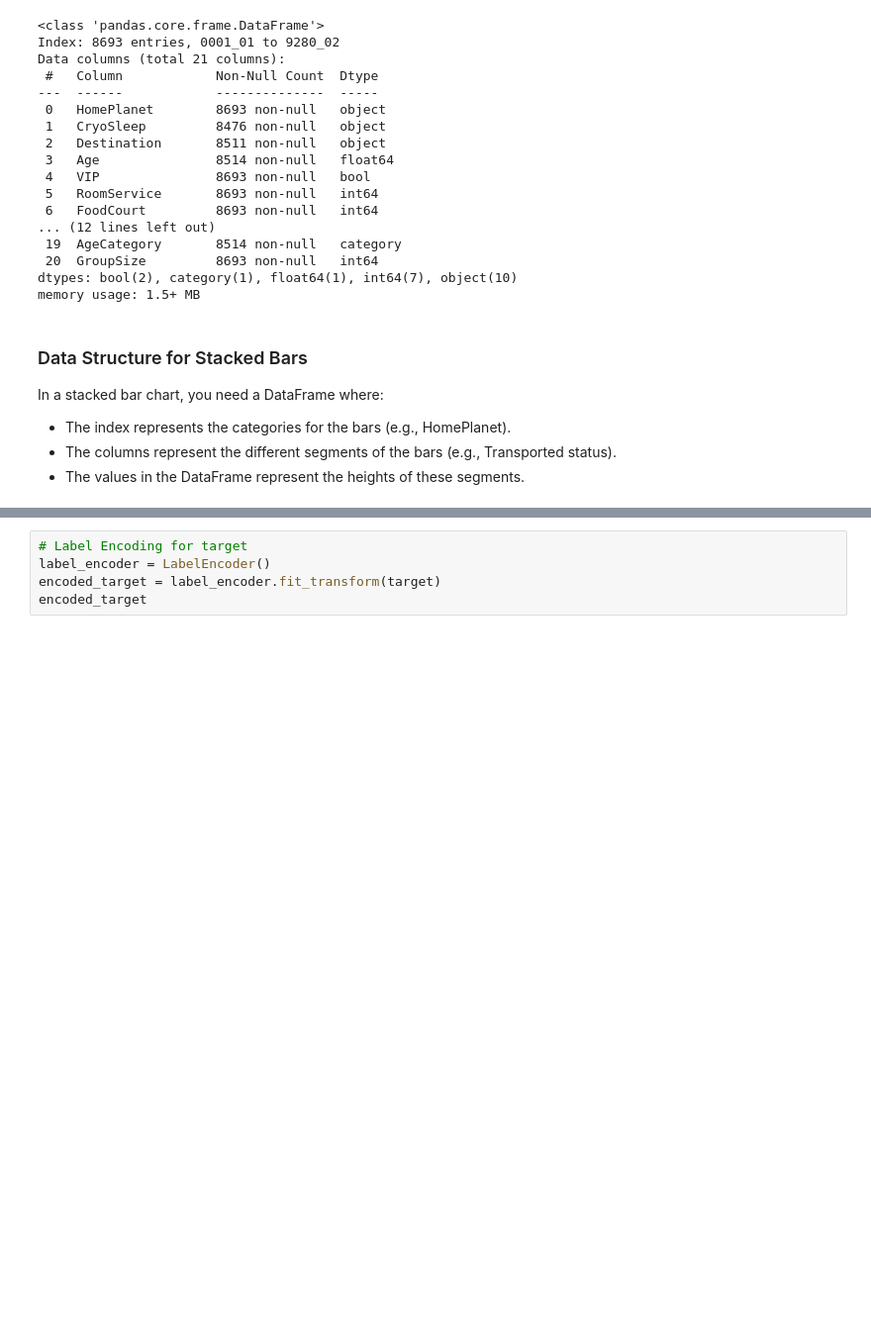
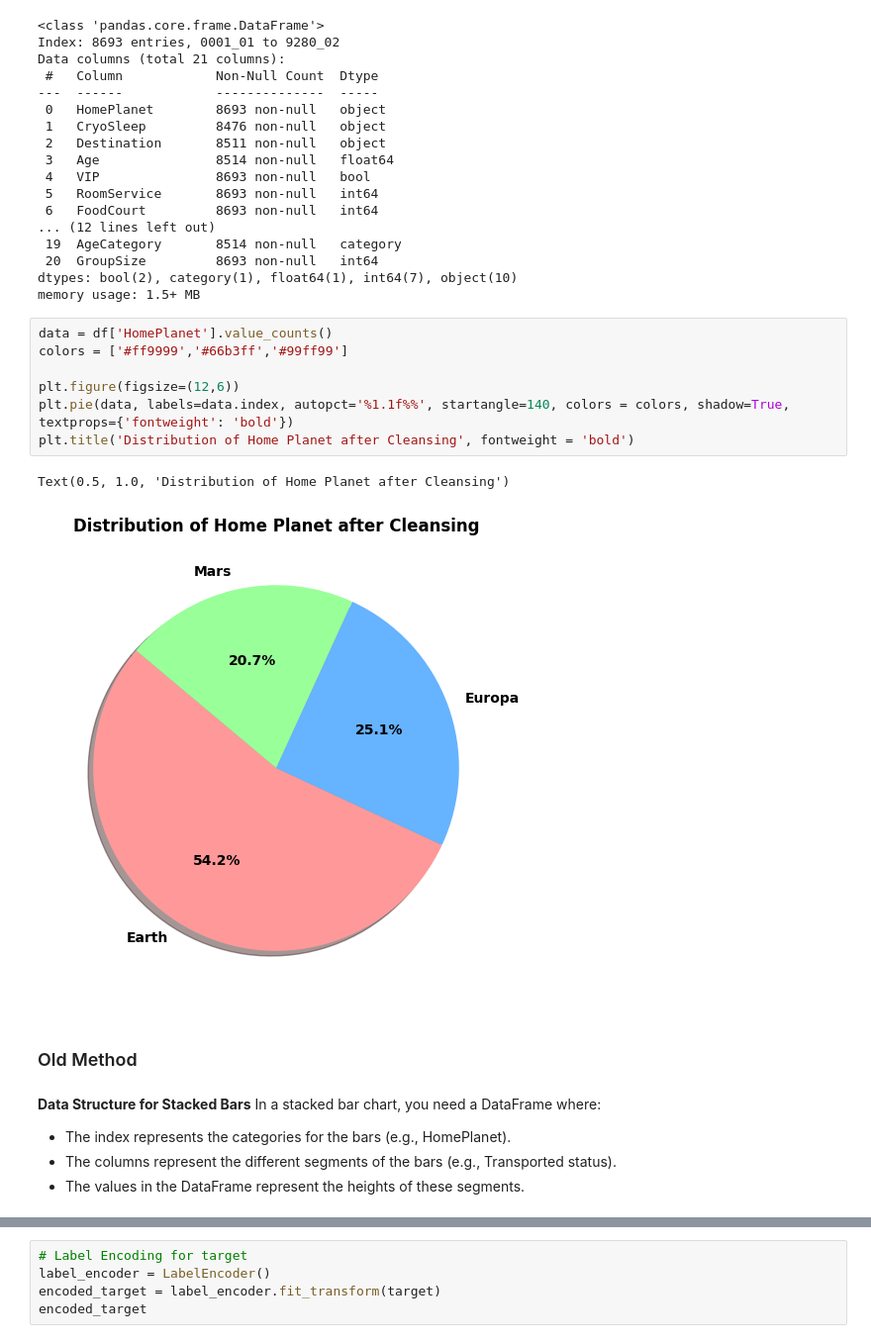
Before and after one commit to ezishr/spaceship-titanic, a Jupyter notebook: eda.ipynb, the cells around one changed output, grey strips where cells are left out. Shown at 99% size. Cells and saved outputs as stored; diff of their text form; blank space fills up the shorter version.

Commit message:
destination cleansing progress

```diff
--- a/eda.ipynb
+++ b/eda.ipynb
@@ -585,8 +603,20 @@ Data columns (total 21 columns):
  20  GroupSize         8693 non-null   int64
 dtypes: bool(2), category(1), float64(1), int64(7), object(10)
 memory usage: 1.5+ MB
+# %%
+data = df['HomePlanet'].value_counts()
+colors = ['#ff9999','#66b3ff','#99ff99']
+
+plt.figure(figsize=(12,6))
+plt.pie(data, labels=data.index, autopct='%1.1f%%', startangle=140, colors = colors, shadow=True, textprops={'fontweight': 'bold'})
+plt.title('Distribution of Home Planet after Cleansing', fontweight = 'bold')
+# %% [output]
+Text(0.5, 1.0, 'Distribution of Home Planet after Cleansing')
+[figure, added]
+# %% [markdown]
+### Old Method
 # %% [markdown]
-### Data Structure for Stacked Bars
+**Data Structure for Stacked Bars**
 In a stacked bar chart, you need a DataFrame where:
 - The index represents the categories for the bars (e.g., HomePlanet).
 - The columns represent the different segments of the bars (e.g., Transported status).
```
Also changed, not shown: parts of 44 cells of this notebook.
